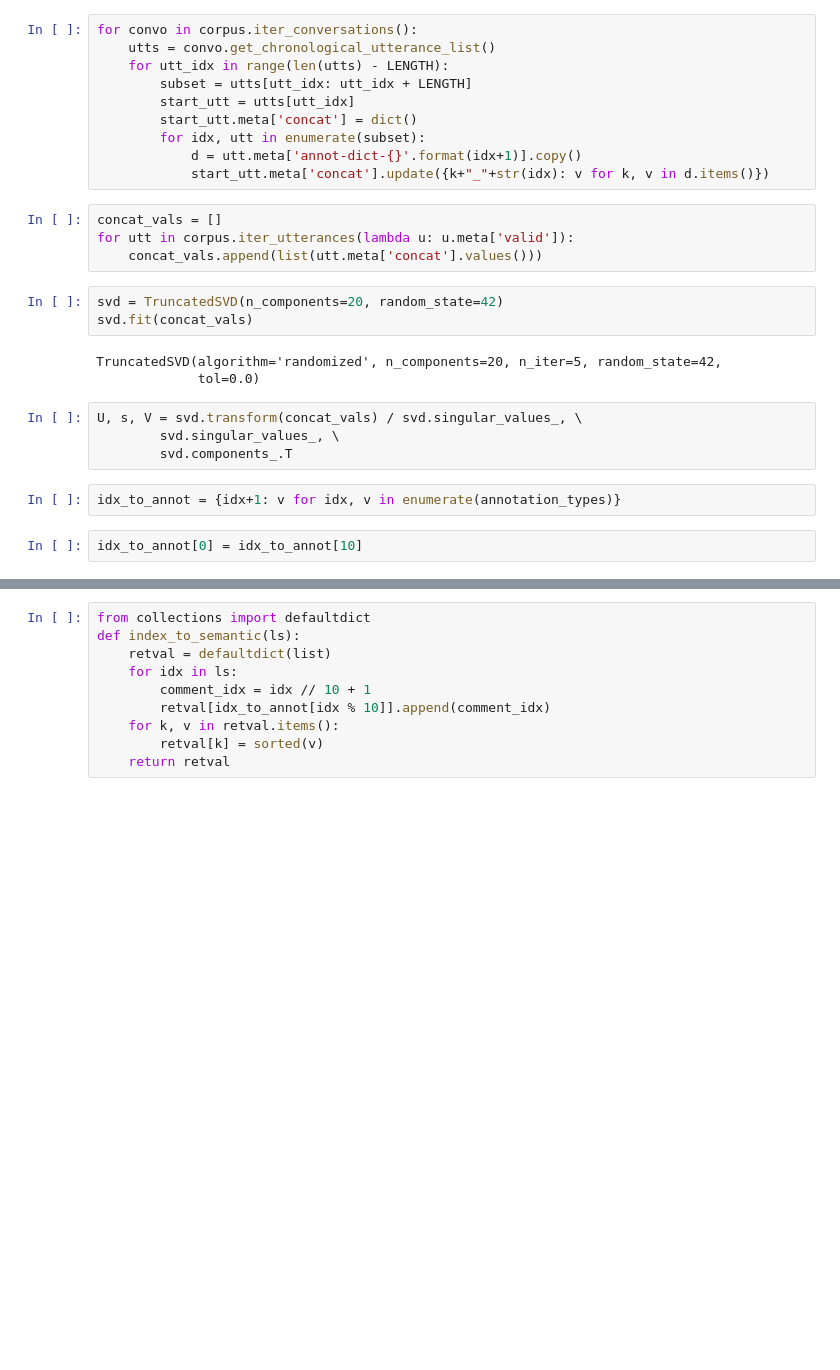
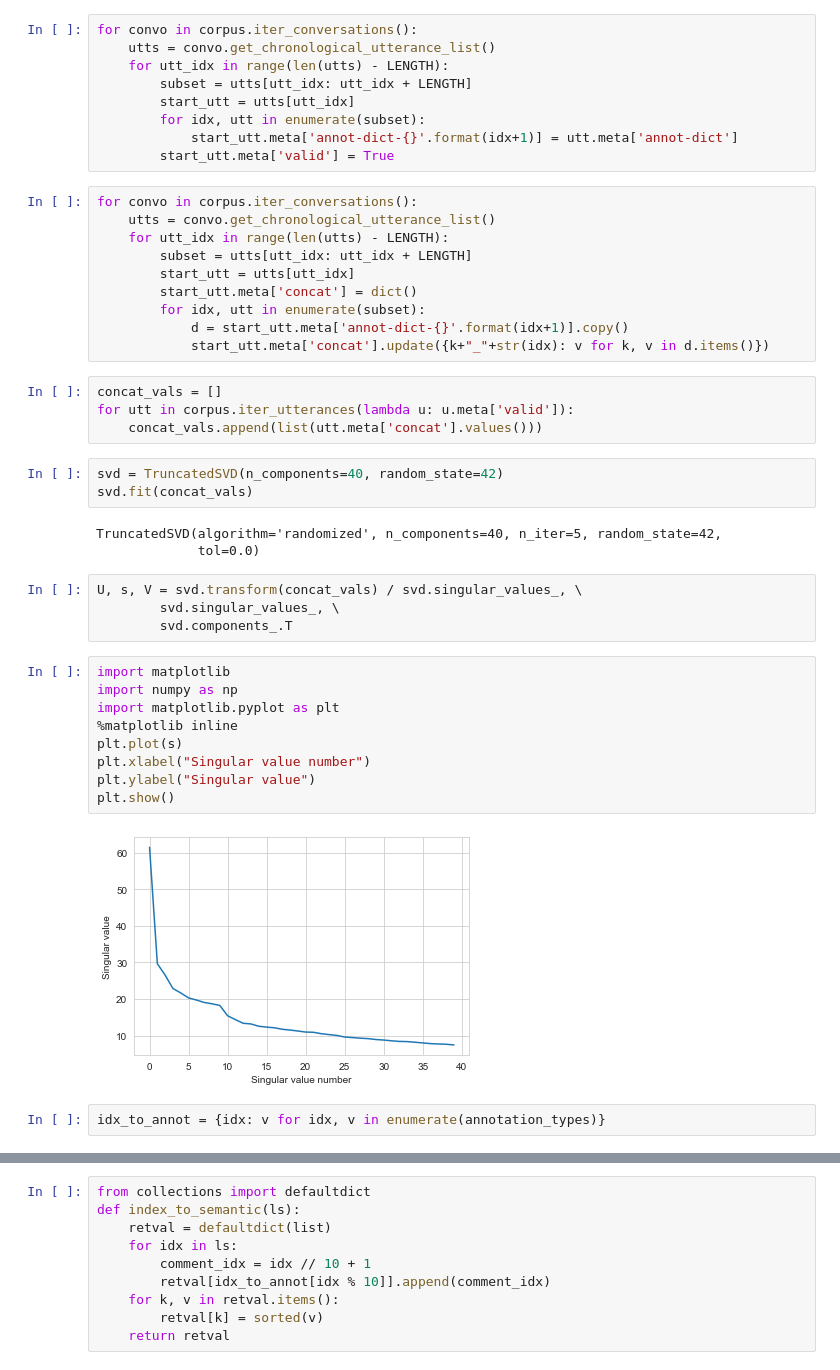
Before and after one commit to rgangela99/Cornell-Conversational-Analysis-Toolkit, a Jupyter notebook: convokit/tensor_decomposer/experiments/coarse-discourse-TCA-augmented.ipynb, the cells around one changed output, grey strips where cells are left out. Drawn from its saved outputs; the diff is of its cells as text; blank space fills up the shorter version.

```diff
--- a/convokit/tensor_decomposer/experiments/coarse-discourse-TCA-augmented.ipynb
+++ b/convokit/tensor_decomposer/experiments/coarse-discourse-TCA-augmented.ipynb
@@ -147,6 +405,15 @@ from sklearn.decomposition import TruncatedSVD
 from sklearn.preprocessing import StandardScaler
 import numpy as np
 import pandas as pd
+# %%
+for convo in corpus.iter_conversations():
+    utts = convo.get_chronological_utterance_list()
+    for utt_idx in range(len(utts) - LENGTH):
+        subset = utts[utt_idx: utt_idx + LENGTH]
+        start_utt = utts[utt_idx]
+        for idx, utt in enumerate(subset):
+            start_utt.meta['annot-dict-{}'.format(idx+1)] = utt.meta['annot-dict']
+        start_utt.meta['valid'] = True
 # %%
 for convo in corpus.iter_conversations():
     utts = convo.get_chronological_utterance_list()
@@ -155,23 +422,32 @@ for convo in corpus.iter_conversations():
         start_utt = utts[utt_idx]
         start_utt.meta['concat'] = dict()
         for idx, utt in enumerate(subset):
-            d = utt.meta['annot-dict-{}'.format(idx+1)].copy()
+            d = start_utt.meta['annot-dict-{}'.format(idx+1)].copy()
             start_utt.meta['concat'].update({k+"_"+str(idx): v for k, v in d.items()})
 # %%
 concat_vals = []
 for utt in corpus.iter_utterances(lambda u: u.meta['valid']):
     concat_vals.append(list(utt.meta['concat'].values()))
 # %%
-svd = TruncatedSVD(n_components=20, random_state=42)
+svd = TruncatedSVD(n_components=40, random_state=42)
 svd.fit(concat_vals)
 # %% [output]
-TruncatedSVD(algorithm='randomized', n_components=20, n_iter=5, random_state=42,
+TruncatedSVD(algorithm='randomized', n_components=40, n_iter=5, random_state=42,
              tol=0.0)
 # %%
 U, s, V = svd.transform(concat_vals) / svd.singular_values_, \
         svd.singular_values_, \
         svd.components_.T
+# %%
+import matplotlib
+import numpy as np
+import matplotlib.pyplot as plt
+%matplotlib inline
+plt.plot(s)
+plt.xlabel("Singular value number")
+plt.ylabel("Singular value")
+plt.show()
+# %% [output]
+[figure, added]
 # %%
-idx_to_annot = {idx+1: v for idx, v in enumerate(annotation_types)}
+idx_to_annot = {idx: v for idx, v in enumerate(annotation_types)}
-# %%
-idx_to_annot[0] = idx_to_annot[10]
```
Also changed, not shown: parts of 67 cells of this notebook, 3 other files.
